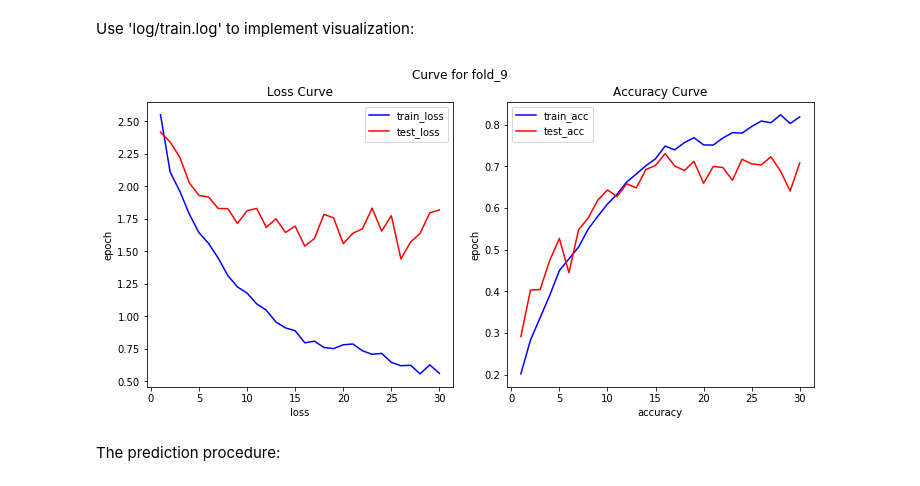
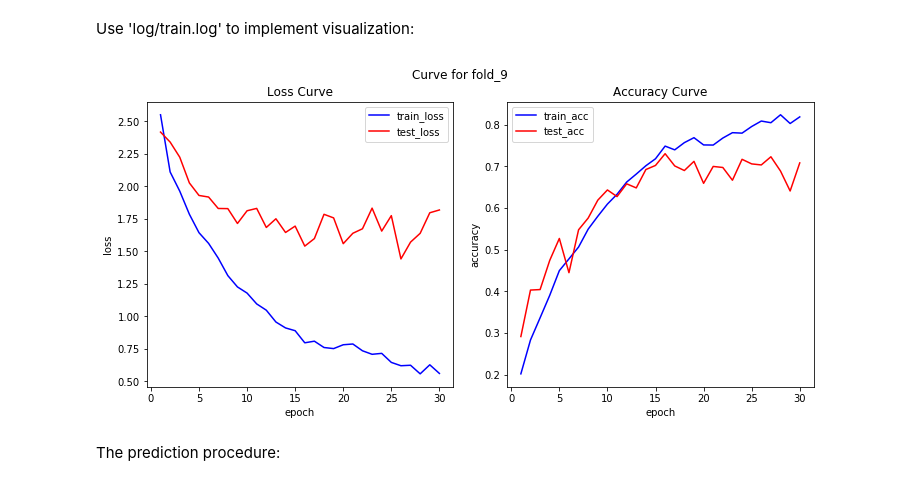
Before and after one commit to EsArtic/Sound_Classification, a Jupyter notebook: notebook/urban_sound_classification.ipynb, the cells around one changed output. Drawn from its saved outputs; the diff is of its cells as text; code cells hidden in the pictures.

Commit message:
curve correction

```diff
--- a/notebook/urban_sound_classification.ipynb
+++ b/notebook/urban_sound_classification.ipynb
@@ -260,38 +260,38 @@ def extract_values(path):
     log_file.close()
     return train, test
 
 def main():
     train, test = extract_values(SOURCE)
     key = 'fold_' + str(FOLD)
     train_loss = train[key + '_loss']
     train_acc = train[key + '_acc']
     test_loss = test[key + '_loss']
     test_acc = test[key + '_acc']
     epoch = [elem for elem in range(1, len(train_loss) + 1)]
 
     fig, axs = plt.subplots(1, 2, figsize = (10, 5), constrained_layout = True)
     fig.suptitle('Curve for ' + key)
 
     axs[0].plot(epoch, train_loss, c = 'blue', label = 'train_loss')
     axs[0].plot(epoch, test_loss, c = 'red', label = 'test_loss')
     axs[0].set_title('Loss Curve')
-    axs[0].set_xlabel('loss')
-    axs[0].set_ylabel('epoch')
+    axs[0].set_ylabel('loss')
+    axs[0].set_xlabel('epoch')
     axs[0].legend()
 
     axs[1].plot(epoch, train_acc, c = 'blue', label = 'train_acc')
     axs[1].plot(epoch, test_acc, c = 'red', label = 'test_acc')
     axs[1].set_title('Accuracy Curve')
-    axs[1].set_xlabel('accuracy')
-    axs[1].set_ylabel('epoch')
+    axs[1].set_ylabel('accuracy')
+    axs[1].set_xlabel('epoch')
     axs[1].legend()
 
     plt.show()
 
 if __name__ == '__main__':
     main()
 # %% [output]
-[figure, old version]
+[figure, new version]
 # %% [markdown]
 The prediction procedure:
 # %%
```
